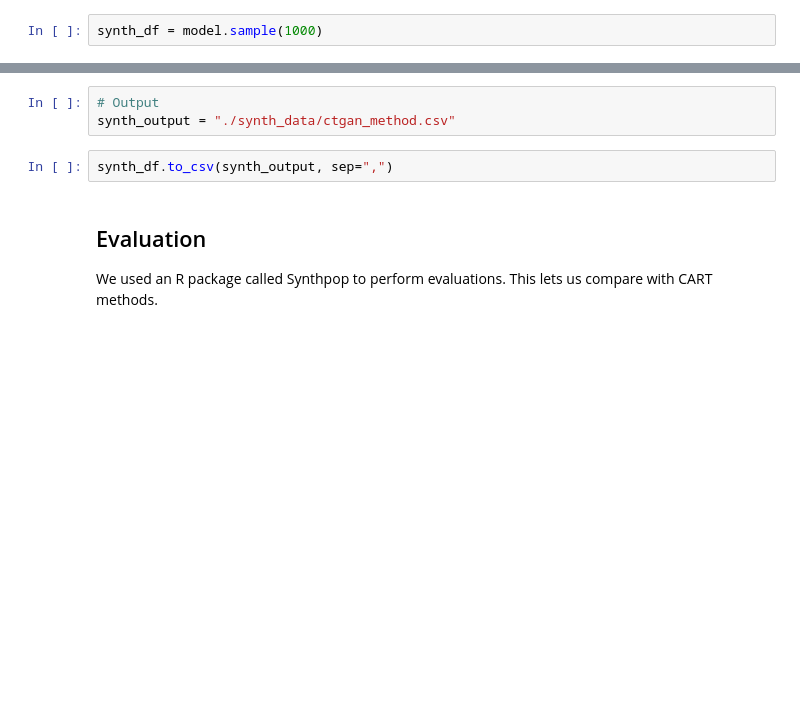
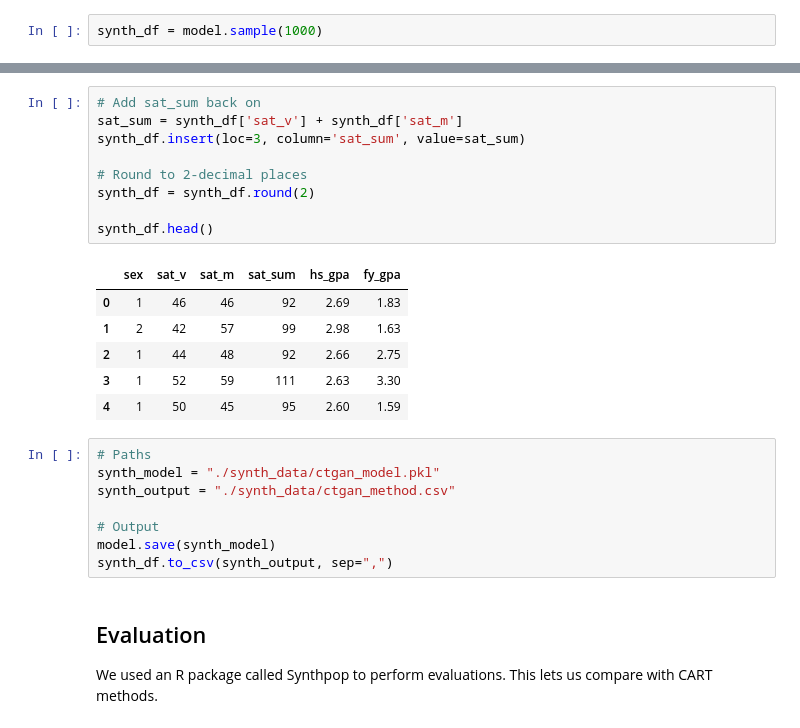
Before and after one commit to koobot/hgl_synth_challenge, a Jupyter notebook: ctgan.ipynb, the cells around one changed output, grey strips where cells are left out. Drawn from its saved outputs; the diff is of its cells as text; blank space fills up the shorter version.

```diff
--- a/ctgan.ipynb
+++ b/ctgan.ipynb
@@ -65,8 +80,27 @@ synth_df.head()
+# %%
+# Add sat_sum back on
+sat_sum = synth_df['sat_v'] + synth_df['sat_m']
+synth_df.insert(loc=3, column='sat_sum', value=sat_sum)
+
+# Round to 2-decimal places
+synth_df = synth_df.round(2)
+
+synth_df.head()
+# %% [output]
+|  | sex | sat_v | sat_m | sat_sum | hs_gpa | fy_gpa |
+| 0 | 1 | 46 | 46 | 92 | 2.69 | 1.83 |
+| 1 | 2 | 42 | 57 | 99 | 2.98 | 1.63 |
+| 2 | 1 | 44 | 48 | 92 | 2.66 | 2.75 |
+| 3 | 1 | 52 | 59 | 111 | 2.63 | 3.30 |
+| 4 | 1 | 50 | 45 | 95 | 2.60 | 1.59 |
 # %%
+# Paths
+synth_model = "./synth_data/ctgan_model.pkl"
+synth_output = "./synth_data/ctgan_method.csv"
+
 # Output
-synth_output = "./synth_data/ctgan_method.csv"
+model.save(synth_model)
+synth_df.to_csv(synth_output, sep=",")
-# %%
-synth_df.to_csv(synth_output, sep=",")
 # %% [markdown]
 ## Evaluation
 
```
Also changed, not shown: parts of 8 cells of this notebook, 2 other files.
